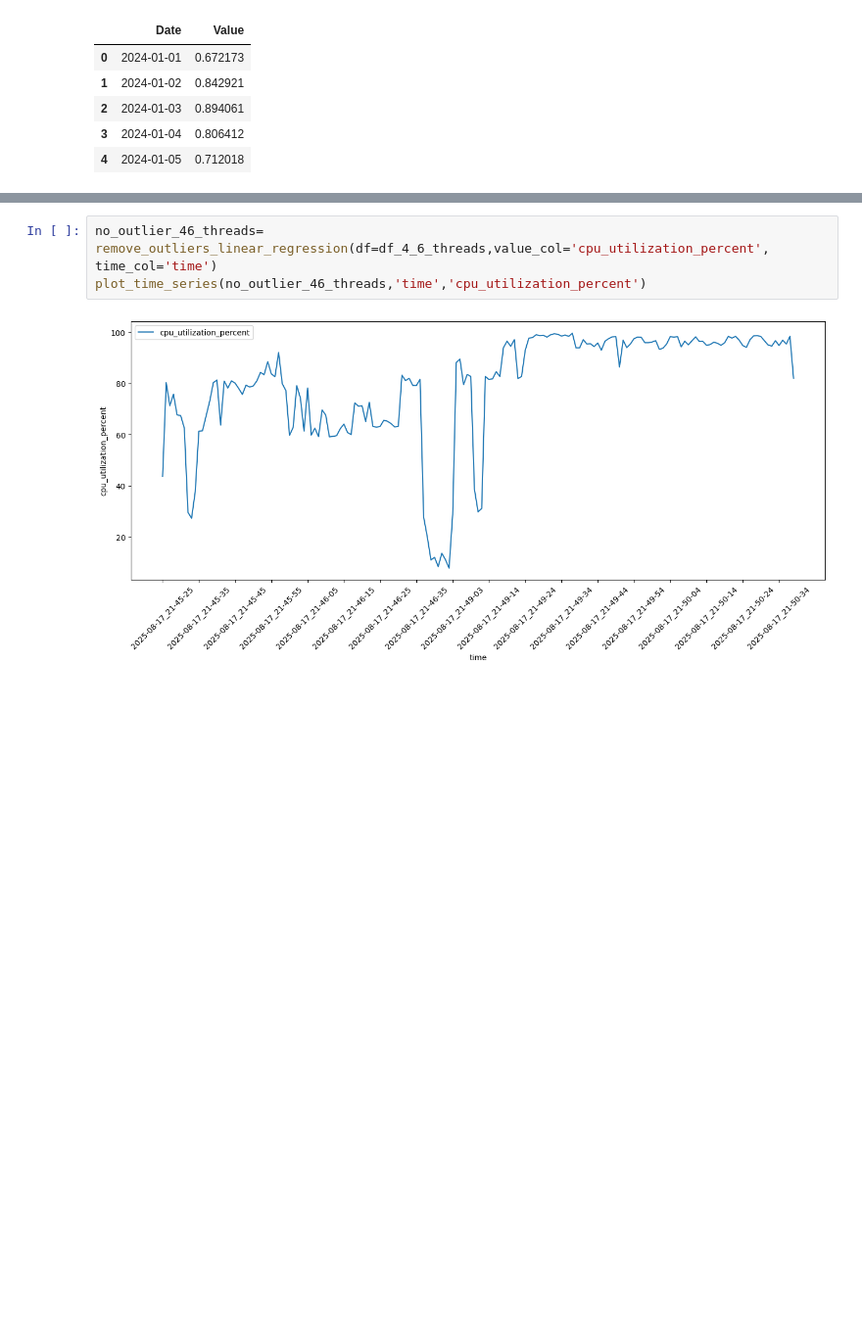
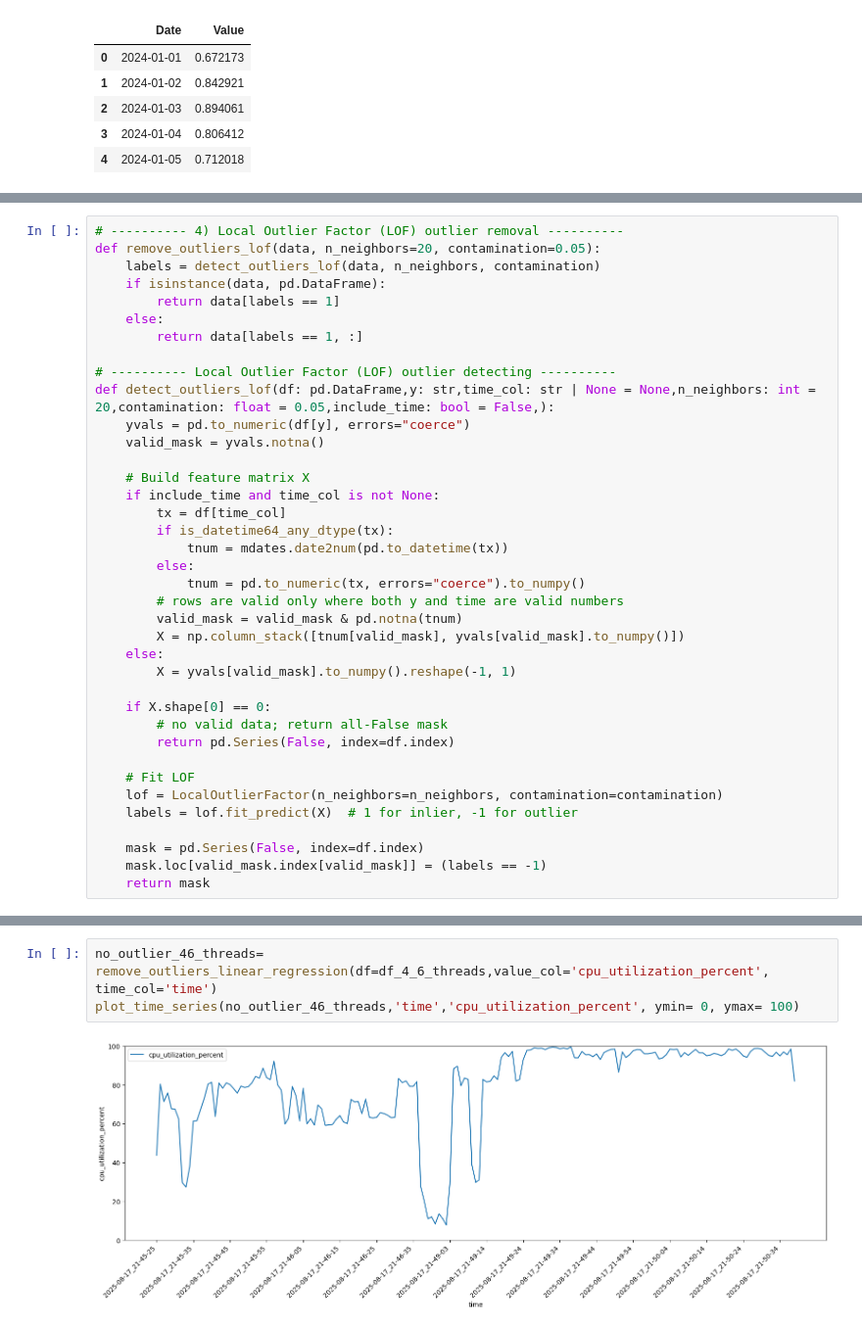
Before and after one commit to AbdullahOthman1/time-series-analysis, a Jupyter notebook: notebooks/data_exploration.ipynb, the cells around one changed output, grey strips where cells are left out. Shown at 98% size. Drawn from its saved outputs; the diff is of its cells as text; blank space fills up the shorter version.

Commit message:
Edit the notebook and the data6

```diff
--- a/notebooks/data_exploration.ipynb
+++ b/notebooks/data_exploration.ipynb
@@ -107,0 +228,38 @@ def plot_time_series(df, x, y):
+# %%
+# ---------- 4) Local Outlier Factor (LOF) outlier removal ----------
+def remove_outliers_lof(data, n_neighbors=20, contamination=0.05):
+    labels = detect_outliers_lof(data, n_neighbors, contamination)
+    if isinstance(data, pd.DataFrame):
+        return data[labels == 1]
+    else:
+        return data[labels == 1, :]
+
+# ---------- Local Outlier Factor (LOF) outlier detecting ----------
+def detect_outliers_lof(df: pd.DataFrame,y: str,time_col: str | None = None,n_neighbors: int = 20,contamination: float = 0.05,include_time: bool = False,):
+    yvals = pd.to_numeric(df[y], errors="coerce")
+    valid_mask = yvals.notna()
+
+    # Build feature matrix X
+    if include_time and time_col is not None:
+        tx = df[time_col]
+        if is_datetime64_any_dtype(tx):
+            tnum = mdates.date2num(pd.to_datetime(tx))
+        else:
+            tnum = pd.to_numeric(tx, errors="coerce").to_numpy()
+        # rows are valid only where both y and time are valid numbers
+        valid_mask = valid_mask & pd.notna(tnum)
+        X = np.column_stack([tnum[valid_mask], yvals[valid_mask].to_numpy()])
+    else:
+        X = yvals[valid_mask].to_numpy().reshape(-1, 1)
+
+    if X.shape[0] == 0:
+        # no valid data; return all-False mask
+        return pd.Series(False, index=df.index)
+
+    # Fit LOF
+    lof = LocalOutlierFactor(n_neighbors=n_neighbors, contamination=contamination)
+    labels = lof.fit_predict(X)  # 1 for inlier, -1 for outlier
+
+    mask = pd.Series(False, index=df.index)
+    mask.loc[valid_mask.index[valid_mask]] = (labels == -1)
+    return mask
@@ -255,7 +410,7 @@ def fill_linear_interpolation(df: pd.DataFrame, col: str, limit_direction: str =
 # %%
 no_outlier_46_threads= remove_outliers_linear_regression(df=df_4_6_threads,value_col='cpu_utilization_percent', time_col='time')
-plot_time_series(no_outlier_46_threads,'time','cpu_utilization_percent')
+plot_time_series(no_outlier_46_threads,'time','cpu_utilization_percent', ymin= 0, ymax= 100)
 # %% [output]
-[figure, old version]
+[figure, new version]
 # %%
 no_outlier_46_threads_zscore = remove_outliers_zscore(df=df_4_6_threads,col= 'cpu_utilization_percent',threshold=2)
```
Also changed, not shown: parts of 34 cells of this notebook, 1 other file.
